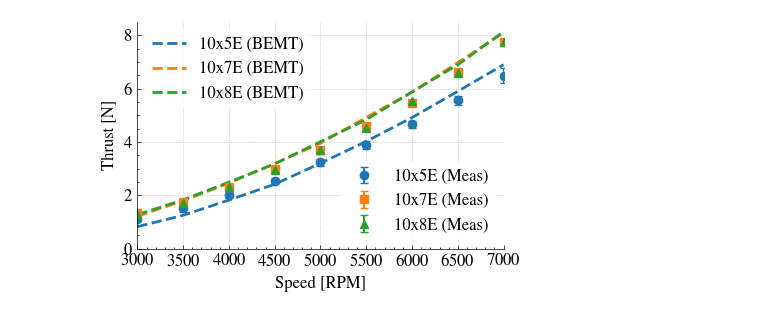
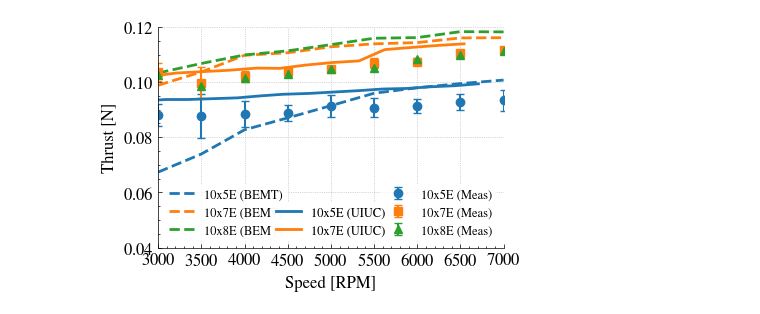
Before and after one commit to Frxljord/FastBEMT, a Jupyter notebook: Validation/BEMTValidation.ipynb, the cells around one changed output. Saved outputs shown, nothing was run; the diff lists cells and outputs as text; code cells hidden in the pictures.

```diff
--- a/Validation/BEMTValidation.ipynb
+++ b/Validation/BEMTValidation.ipynb
@@ -87,12 +77,20 @@ std_thrust_10x7e = np.array([0.041742, 0.097682, 0.042499, 0.046986, 0.029013, 0
+# %%
+rpm = [1975, 2292, 2632, 2908, 3211, 3504, 3815, 4144, 4409, 4711, 5011, 5325, 5624, 5938, 6231, 6542]
+ct = [0.0981, 0.1001, 0.1015, 0.1021, 0.1033, 0.1038, 0.1043, 0.1051, 0.1050, 0.1062, 0.1071, 0.1077, 0.1118, 0.1126, 0.1133, 0.1139]
+uiuc_10x7e = np.column_stack((rpm, ct))
 # %%
-mean_thrust_10x5e = np.array([1.124, 1.521, 2.004, 2.545, 3.235, 3.885, 4.666, 5.554, 6.484])
-std_thrust_10x5e  = np.array([0.050, 0.140, 0.106, 0.085, 0.136, 0.150, 0.129, 0.173, 0.270])
+mean_thrust_10x5e = np.array([1.124, 1.521, 2.004, 2.545, 3.235, 3.885, 4.666, 5.554, 6.484]) / params.rho / (np.array(rpm_values)/60)**2 / (0.254**4)
+std_thrust_10x5e  = np.array([0.050, 0.140, 0.106, 0.085, 0.136, 0.150, 0.129, 0.173, 0.270]) / params.rho / (np.array(rpm_values)/60)**2 / (0.254**4)
+# %%
+rpm = [2508, 2795, 3093, 3344, 3630, 3919, 4176, 4446, 4743, 5025, 5314, 5596, 5869, 6146, 6434, 6708]
+ct = [0.0914, 0.0932, 0.0937, 0.0937, 0.0940, 0.0943, 0.0950, 0.0956, 0.0959, 0.0964, 0.0969, 0.0975, 0.0977, 0.0983, 0.0987, 0.0994]
+uiuc_10x5e = np.column_stack((rpm, ct))
 # %%
-mean_thrust_10x8e = np.array([1.306817, 1.709860, 2.296879, 2.953333, 3.709218, 4.509560, 5.523585, 6.568831, 7.734483])
-std_thrust_10x8e = np.array([0.002370, 0.005965, 0.006378, 0.008630, 0.011122, 0.009448, 0.017245, 0.022818, 0.016024])
+mean_thrust_10x8e = np.array([1.306817, 1.709860, 2.296879, 2.953333, 3.709218, 4.509560, 5.523585, 6.568831, 7.734483]) / params.rho / (np.array(rpm_values)/60)**2 / (0.254**4)
+std_thrust_10x8e = np.array([0.002370, 0.005965, 0.006378, 0.008630, 0.011122, 0.009448, 0.017245, 0.022818, 0.016024]) / params.rho / (np.array(rpm_values)/60)**2 / (0.254**4)
 # %%
 import matplotlib.pyplot as plt
-
+import scienceplots
 plt.style.use(['science','no-latex'])
 plt.figure(figsize=(4.5, 3))
 
@@ -112,35 +110,46 @@ e2 = plt.errorbar(list(rpm_values), mean_thrust_10x7e, yerr=std_thrust_10x7e,
 p3, = plt.plot(list(rpm_values), thrust_values_10x8e, color=color_8e, linestyle='--', linewidth=2, label='10x8E (BEMT)')
 e3 = plt.errorbar(list(rpm_values), mean_thrust_10x8e, yerr=std_thrust_10x8e,
              color=color_8e, fmt='^', elinewidth=1.5, capsize=3, label='10x8E (Meas)', linewidth=2)
 
+u1, = plt.plot(uiuc_10x5e[:,0], uiuc_10x5e[:,1], color=color_5e, linestyle='-', linewidth=2, label='10x5E (UIUC)')
+u2, = plt.plot(uiuc_10x7e[:,0], uiuc_10x7e[:,1], color=color_7e, linestyle='-', linewidth=2, label='10x7E (UIUC)')
+# u3 = plt.plot(uiuc_10x8e[:,0], uiuc_10x8e[:,1], color=color_8e, linestyle='-', linewidth=2, label='10x8E (UIUC)')
+
 # --- SPLIT LEGEND LOGIC ---
 
 # Legend 1: BEMT (Top Left)
 # Note: errorbar returns a container, so we use the first element for the legend handle if needed,
 # but here we specifically want the line plots (p1, p2, p3).
 leg1 = plt.legend([p1, p2, p3], ['10x5E (BEMT)', '10x7E (BEMT)', '10x8E (BEMT)'],
-                  loc='upper left', fontsize=12, frameon=True, edgecolor='none')
+                  loc='lower left', fontsize=9, frameon=True, edgecolor='none')
 
 # Add the first legend manually so the second one doesn't remove it
 plt.gca().add_artist(leg1)
 
 # Legend 2: Measured (Bottom Right)
-plt.legend([e1, e2, e3], ['10x5E (Meas)', '10x7E (Meas)', '10x8E (Meas)'],
-           loc='lower right', fontsize=12, frameon=True, edgecolor='none')
+leg2 = plt.legend([e1, e2, e3], ['10x5E (Meas)', '10x7E (Meas)', '10x8E (Meas)'],
+           loc='lower right', fontsize=9, frameon=True, edgecolor='none')
+
+plt.gca().add_artist(leg2)
+
+leg3 = plt.legend([u1, u2], ['10x5E (UIUC)', '10x7E (UIUC)'],
+           loc='lower center', fontsize=9, frameon=True, edgecolor='none')
+
+plt.gca().add_artist(leg3)
 
 # --- FORMATTING ---
 plt.xlabel('Speed [RPM]', fontsize=12)
 plt.ylabel('Thrust [N]', fontsize=12)
 plt.xticks(fontsize=12)
 plt.yticks(fontsize=12)
 plt.grid(True, linestyle=':')
 plt.xlim(3000, 7000)
-plt.ylim(0)
+plt.ylim(0.04, 0.12)
 plt.gca().spines[['top', 'right']].set_visible(False)
 plt.gca().tick_params(top=False, right=False, which='both')
 plt.tight_layout()
 # plt.gca().set_aspect('equal')
 plt.savefig('../Figures/BEMT_val.pdf', dpi=200)
 plt.show()
 # %% [output]
-[figure, old version]
+[figure, new version]
```
Also changed, not shown: parts of 3 cells of this notebook, 5 other files.
